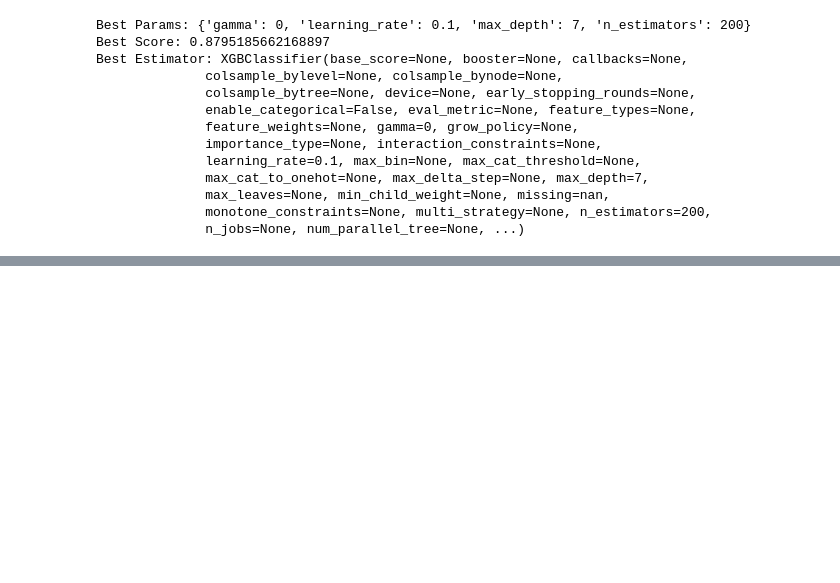
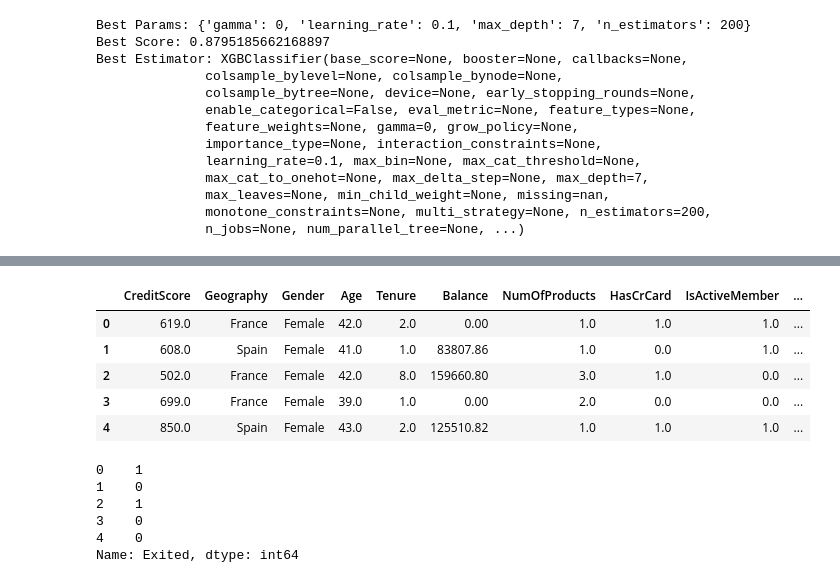
Before and after one commit to atharvadhumal03/Bank-Customer-Churn-Predictor-ML, a Jupyter notebook: JupyterNotebook.ipynb, the cells around one changed output, grey strips where cells are left out. Drawn from its saved outputs; the diff is of its cells as text; code cells hidden in the pictures; blank space fills up the shorter version.

```diff
--- a/JupyterNotebook.ipynb
+++ b/JupyterNotebook.ipynb
@@ -599,3 +624,6 @@ memory usage: 859.4+ KB
+# %%
+X1 = X
+y1 = y
 # %%
 encoder = OneHotEncoder(sparse_output=False, drop='first').set_output(transform='pandas')
 transformed = encoder.fit_transform(X.loc[:,['Geography', 'Gender']])
@@ -819,0 +847,18 @@ XGBoost              0.894874   0.921244  0.865509  0.879519  0.964203
+# %%
+X1.head()
+# %% [output]
+|  | CreditScore | Geography | Gender | Age | Tenure | Balance | NumOfProducts | HasCrCard | IsActiveMember | ... |
+| 0 | 619.0 | France | Female | 42.0 | 2.0 | 0.00 | 1.0 | 1.0 | 1.0 | ... |
+| 1 | 608.0 | Spain | Female | 41.0 | 1.0 | 83807.86 | 1.0 | 0.0 | 1.0 | ... |
+| 2 | 502.0 | France | Female | 42.0 | 8.0 | 159660.80 | 3.0 | 1.0 | 0.0 | ... |
+| 3 | 699.0 | France | Female | 39.0 | 1.0 | 0.00 | 2.0 | 0.0 | 0.0 | ... |
+| 4 | 850.0 | Spain | Female | 43.0 | 2.0 | 125510.82 | 1.0 | 1.0 | 1.0 | ... |
+# %%
+y1.head()
+# %% [output]
+0    1
+1    0
+2    1
+3    0
+4    0
+Name: Exited, dtype: int64
```
Also changed, not shown: parts of 12 cells of this notebook.
